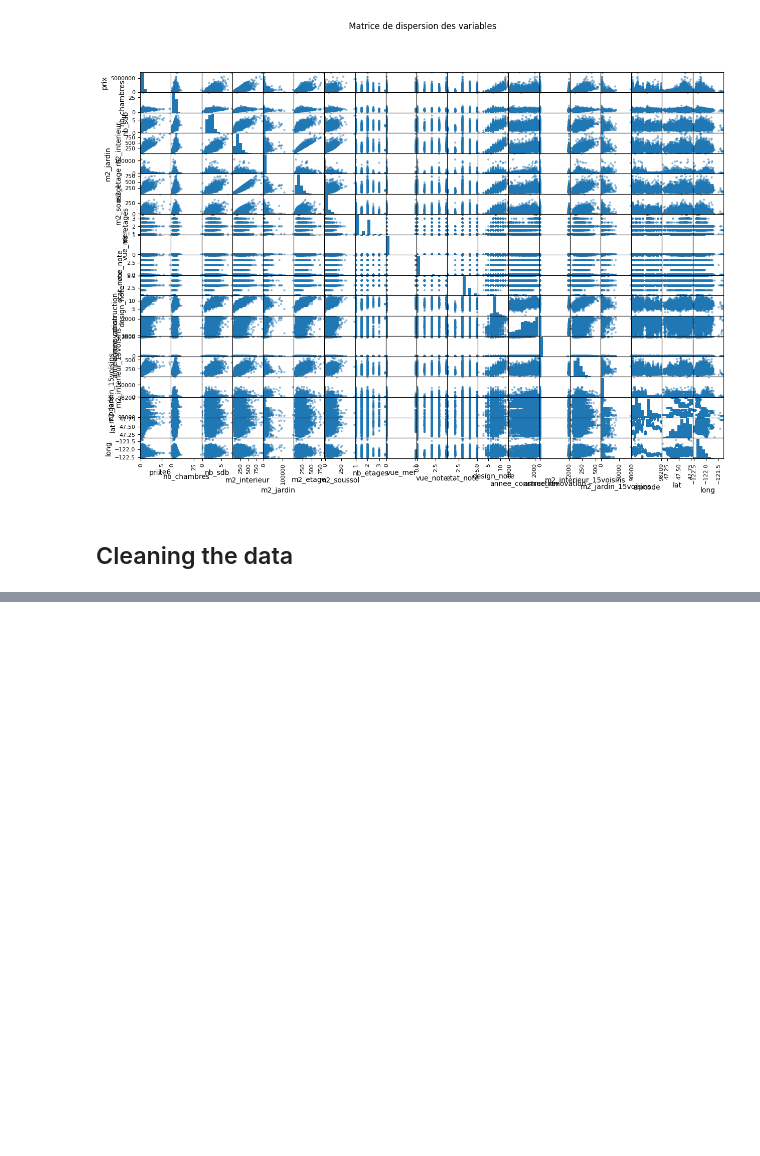
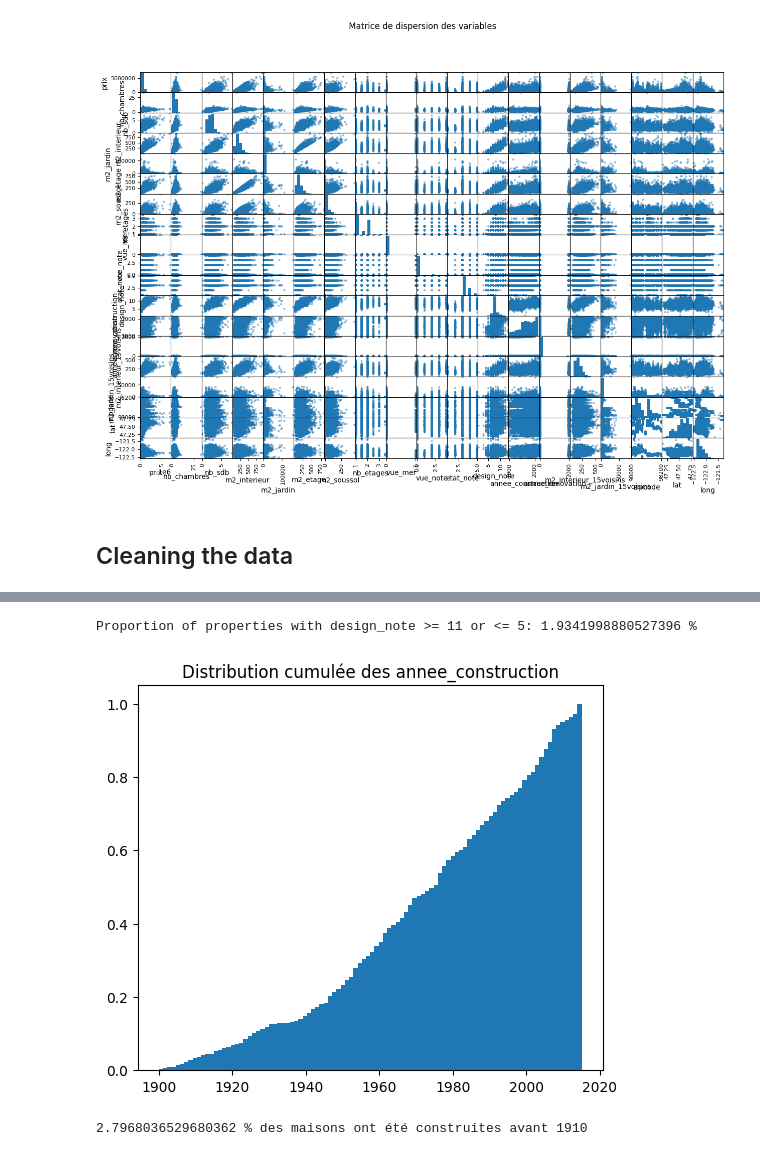
Before and after one commit to ErwannE/Challenge_PRAMA, a Jupyter notebook: train_set_analysis.ipynb, the cells around one changed output, grey strips where cells are left out. Drawn from its saved outputs; the diff is of its cells as text; code cells hidden in the pictures; blank space fills up the shorter version.

```diff
--- a/train_set_analysis.ipynb
+++ b/train_set_analysis.ipynb
@@ -197,0 +385,27 @@ plt.show()
+# %%
+# Catégorie design_note
+
+prop_design_note = len(train[(train['design_note'] >= 11) | (train['design_note'] <= 5)]) / len(train) * 100
+print("Proportion of properties with design_note >= 11 or <= 5:", prop_design_note, "%")
+
+#On drop ces valeurs
+train = train[(train['design_note'] < 11) & (train['design_note'] > 5)]
+# %% [output]
+Proportion of properties with design_note >= 11 or <= 5: 1.9341998880527396 %
+# %%
+# Catégorie annee_construction
+
+#On trace le graphique des annee_construction cumulés
+plt.subplots(figsize=(6, 5))
+plt.hist(train['annee_construction'], bins=100, cumulative=True, density=True)
+plt.title('Distribution cumulée des annee_construction')
+plt.show()
+
+# Proportion des maisons construites avant 1910
+prop_avant_1910 = len(train[train['annee_construction'] < 1910]) / len(train) * 100
+print(prop_avant_1910, "% des maisons ont été construites avant 1910")
+
+#On ne drop pas de valeurs
+# %% [output]
+[figure, added]
+2.7968036529680362 % des maisons ont été construites avant 1910
```
Also changed, not shown: parts of 23 cells of this notebook.
